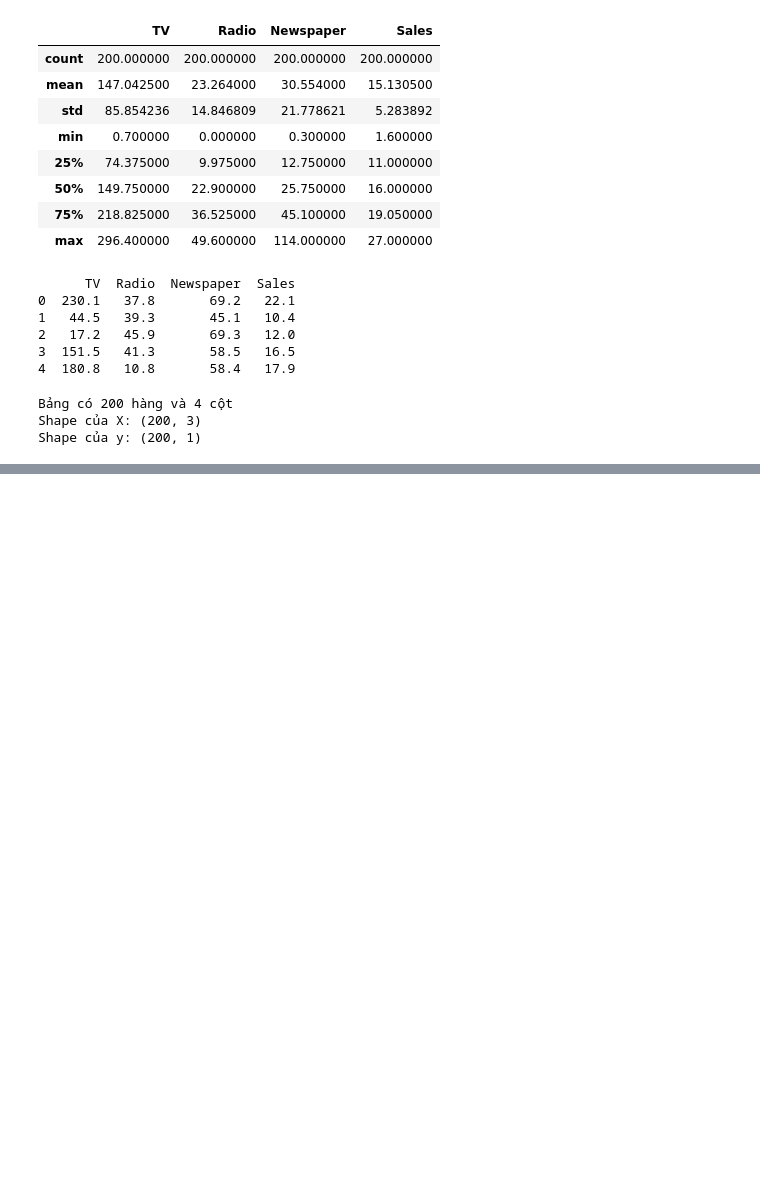
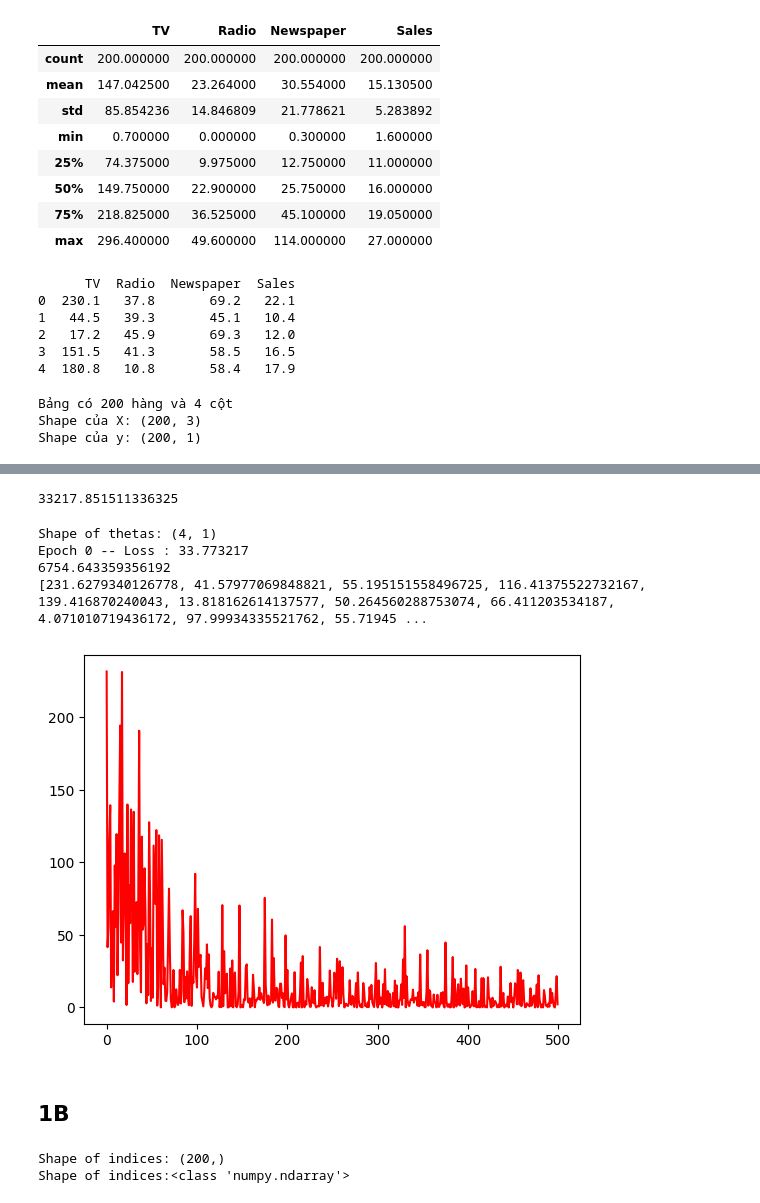
Before and after one commit to tutran27/machine-learning-exercises, a Jupyter notebook: Linear_Regression/linear-regression-aivn.ipynb, the cells around one changed output, grey strips where cells are left out. Saved outputs shown, nothing was run; the diff lists cells and outputs as text; code cells hidden in the pictures; blank space fills up the shorter version.

```diff
--- a/Linear_Regression/linear-regression-aivn.ipynb
+++ b/Linear_Regression/linear-regression-aivn.ipynb
@@ -93,23 +96,18 @@ print(X_b[:5, :])
-# %%
-def predict(x, thetas):
-    y_predict=x @ thetas
-    print(f"[PREDICT] Shape of X : {x.shape} | Shape of thetas : {thetas.shape}")
-    print(f"[PREDICT] Kết quả predcit: y_predict = {y_predict}")
-    return y_predict
-def loss_compute(y_hat, y):
-    loss=(y_hat-y)**2
-    print(f"[LOSS] Shape of y_hat : {y_hat.shape} | Shape of y : {y.shape}")
-    print(f"[LOSS] Kết quả loss: Loss = {loss}")
-    return loss
-def gradient_compute(x, y, y_hat):
-    print(f"[GRADIENT] Shape of X : {x.shape} | Shape of y_hat : {y_hat.shape} | Shape of y : {y.shape}")
-    grad=2*(y_hat-y)*x.T
-    print(f"[GRADIENT] Shape of Gradient : {grad.shape}")
-    print(f"[GRADIENT] Kết quả Gradient: Gradient = {grad}")
-    return grad
-def update_weight(thetas, gradient, lr):
-    thetas-=gradient*lr
-    print(f"[UPDATE] Shape of thetas update : {thetas.shape}")
-    print(f"[UPDATE] Giá trị sau update: Thetas = {thetas}")
-    return thetas
+# %%
+def predict(x, thetas):
+    y_predict = x @ thetas
+    return y_predict
+
+def loss_compute(y_hat, y):
+    loss = 0.5 * (y_hat - y) ** 2
+    return loss
+
+def gradient_compute(x, y, y_hat):
+    M = x.shape[0]
+    grad = (1 / M) * (x.T @ (y_hat - y))
+    return grad
+
+def update_weight(thetas, gradient, lr):
+    thetas = thetas - lr * gradient
+    return thetas
 # %%
@@ -158,5 +140,5 @@ def stochastic_gradient_descent(X_b, y, n_epochs=5, learning_rate=0.00001):
     return thetas_path, losses
 # %%
-sgd_theta, losses = stochastic_gradient_descent(X_b, y, n_epochs=5, learning_rate=0.01 )
+sgd_theta, losses = stochastic_gradient_descent(X_b, y, n_epochs=50, learning_rate=0.01)
 # %% [output]
 Shape of thetas: (4, 1)
@@ -202,0 +165,28 @@ print(losses)
+# %%
+print(np.sum(losses))
+# %% [output]
+33217.851511336325
+# %%
+sgd_theta_1, losses_1 = stochastic_gradient_descent(X_b, y, n_epochs=1, learning_rate=0.01)
+print(np.sum(losses_1))
+print(losses_1)
+# %% [output]
+Shape of thetas: (4, 1)
+Epoch 0 -- Loss : 33.773217
+6754.643359356192
+[231.6279340126778, 41.57977069848821, 55.195151558496725, 116.41375522732167, 139.416870240043, 13.818162614137577, 50.264560288753074, 66.411203534187, 4.071010719436172, 97.99934335521762, 55.71945 ...
+# %%
+x_axis = list(range(500))
+plt.plot(x_axis, losses[:500], color="r")
+plt.show()
+# %% [output]
+[figure, added]
+# %% [markdown]
+## 1B
+# %%
+shuffled_indices = np.asarray([21, 144, 17, 107, 37, 115, 167, 31, 3, 132, 179, 155, 36, 191, 182, 170, 27, 35, 162, 25, 28, 73, 172, 152, 102, 16, 185, 11, 1, 34, 177, 29, 96, 22, 76, 196, 6, 128, 114, 117, 111, 43, 57, 126, 165, 78, 151, 104, 110, 53, 181, 113, 173, 75, 23, 161, 85, 94, 18, 148, 190, 169, 149, 79, 138, 20, 108, 137, 93, 192, 198, 153, 4, 45, 164, 26, 8, 131, 77, 80, 130, 127, 125, 61, 10, 175, 143, 87, 33, 50, 54, 97, 9, 84, 188, 139, 195, 72, 64, 194, 44, 109, 112, 60, 86, 90, 140, 171, 59, 199, 105, 41, 147, 92, 52, 124, 71, 197, 163, 98, 189, 103, 51, 39, 180, 74, 145, 118, 38, 47, 174, 100, 184, 183, 160, 69, 91, 82, 42, 89, 81, 186, 136, 63, 157, 46, 67, 129, 120, 116, 32, 19, 187, 70, 141, 146, 15, 58, 119, 12, 95, 0, 40, 83, 24, 168, 150, 178, 49, 159, 7, 193, 48, 30, 14, 121, 5, 142, 65, 176, 101, 55, 133, 13, 106, 66, 99, 68, 135, 158, 88, 62, 166, 156, 2, 134, 56, 123, 122, 154])
+print(f"Shape of indices: {shuffled_indices.shape}")
+print(f"Shape of indices:{type(shuffled_indices)}")
+# %% [output]
+Shape of indices: (200,)
+Shape of indices:<class 'numpy.ndarray'>
```
Also changed, not shown: parts of 14 cells of this notebook.
